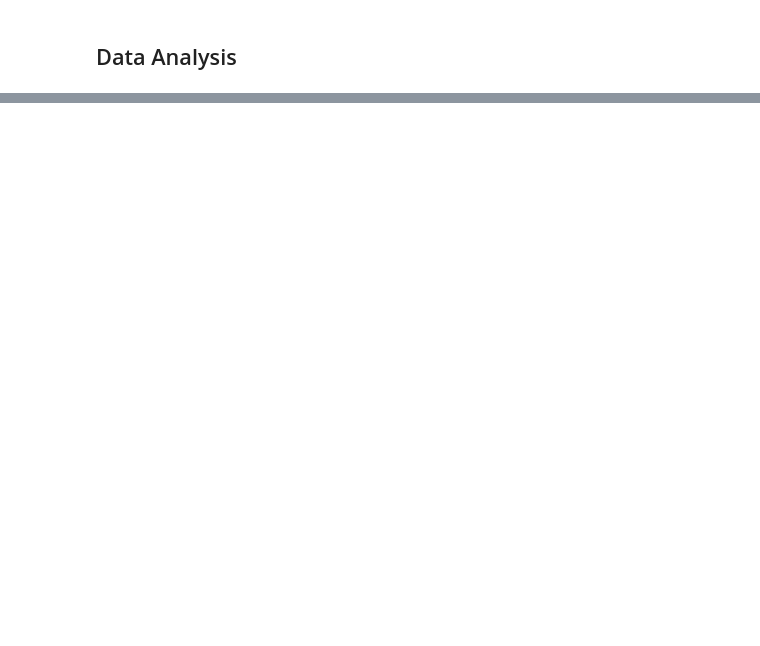
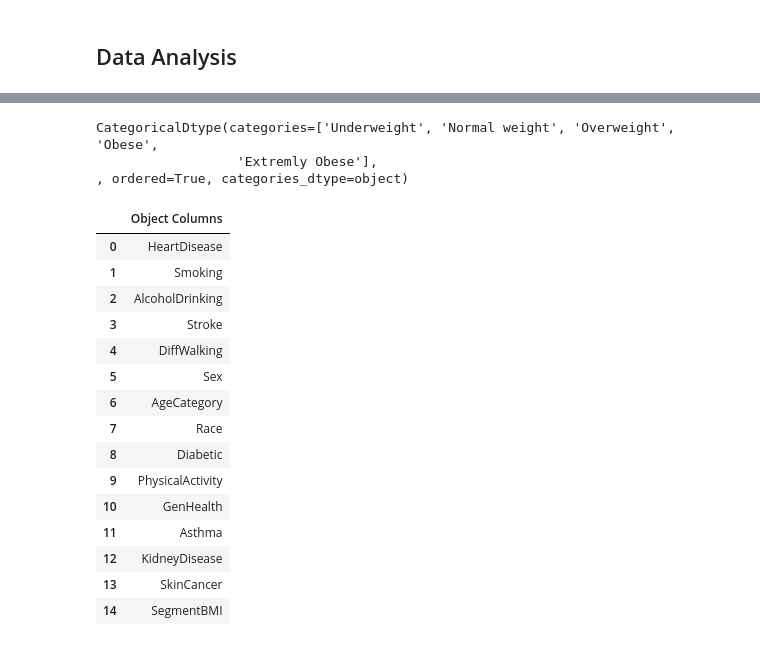
Before and after one commit to abo7adeed/Data_Science_Project, a Jupyter notebook: heart-diseases.ipynb, the cells around one changed output, grey strips where cells are left out. Drawn from its saved outputs; the diff is of its cells as text; code cells hidden in the pictures; blank space fills up the shorter version.

```diff
--- a/heart-diseases.ipynb
+++ b/heart-diseases.ipynb
@@ -86,0 +388,27 @@ data.groupby(['Sex','KidneyDisease'])['KidneyDisease'].count()
+# %%
+data['SegmentBMI'].dtypes
+# %% [output]
+CategoricalDtype(categories=['Underweight', 'Normal weight', 'Overweight', 'Obese',
+                  'Extremly Obese'],
+, ordered=True, categories_dtype=object)
+# %%
+obj=list(obj)
+obj.append('SegmentBMI')
+pd.DataFrame(obj,columns=['Object Columns'])
+# %% [output]
+|  | Object Columns |
+| 0 | HeartDisease |
+| 1 | Smoking |
+| 2 | AlcoholDrinking |
+| 3 | Stroke |
+| 4 | DiffWalking |
+| 5 | Sex |
+| 6 | AgeCategory |
+| 7 | Race |
+| 8 | Diabetic |
+| 9 | PhysicalActivity |
+| 10 | GenHealth |
+| 11 | Asthma |
+| 12 | KidneyDisease |
+| 13 | SkinCancer |
+| 14 | SegmentBMI |
```
Also changed, not shown: parts of 32 cells of this notebook.
